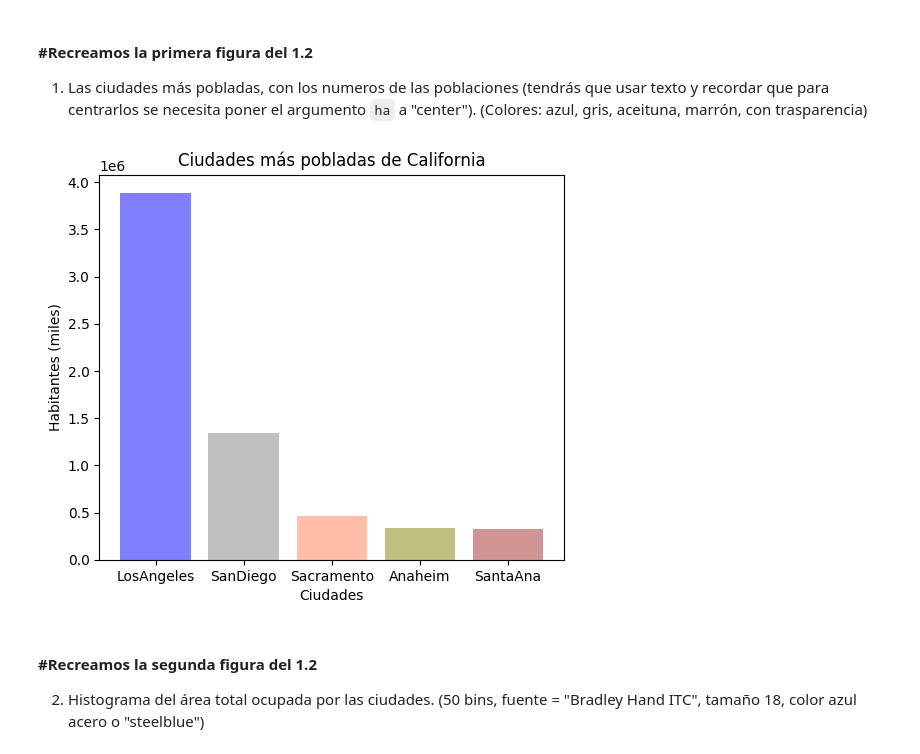
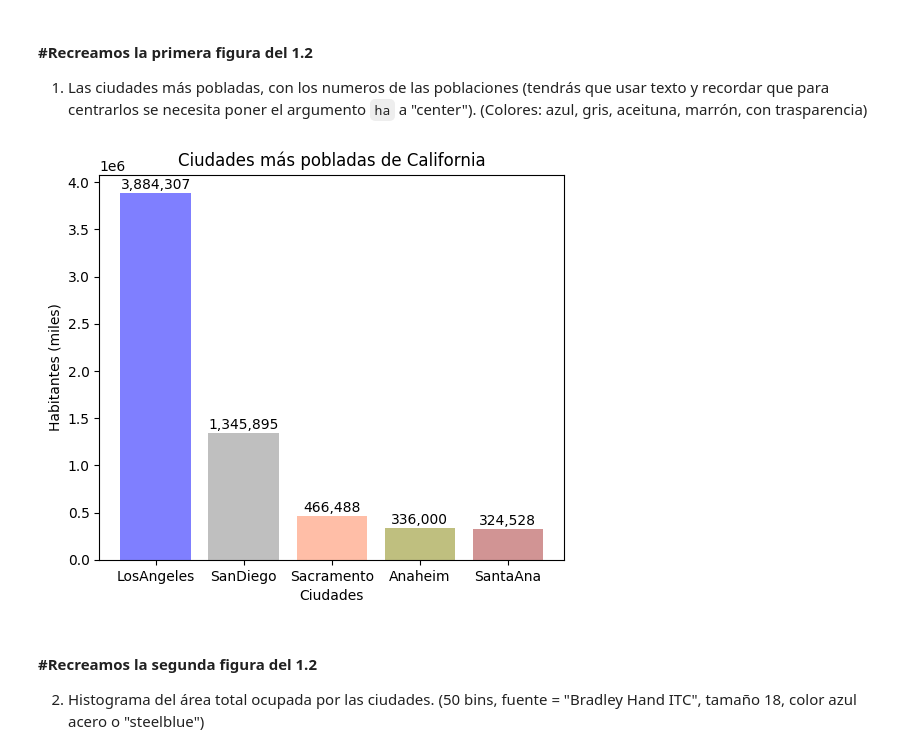
Before and after one commit to juanfcia/ds-bootcamp-juanfcia, a Jupyter notebook: 03_Data_Analysis/Sprint_08/Unidad_01_Visualizacion_Basica_Matplotlib/03_Practica_Obligatoria/18_Practica_Obligatoria_Visualizacion_Basica.ipynb, the cells around one changed output. Saved outputs shown, nothing was run; the diff lists cells and outputs as text; code cells hidden in the pictures.

```diff
--- a/03_Data_Analysis/Sprint_08/Unidad_01_Visualizacion_Basica_Matplotlib/03_Practica_Obligatoria/18_Practica_Obligatoria_Visualizacion_Basica.ipynb
+++ b/03_Data_Analysis/Sprint_08/Unidad_01_Visualizacion_Basica_Matplotlib/03_Practica_Obligatoria/18_Practica_Obligatoria_Visualizacion_Basica.ipynb
@@ -137,16 +137,24 @@ Las figuras son:
 # %%
 # Ordenamos el dataFrame por población descendente y seleccionamos las 5 primeras filas
 df_top_pob = df_cities.sort_values(by="population_total", ascending=False).head(5)
 
 # Extraemos los nombres de las ciudades y sus poblaciones
 ciudades = df_top_pob["city"].to_list()
 frecuencias = df_top_pob["population_total"].to_list()
 
 fig,ax = plt.subplots(figsize = (6,5))
-ax.bar(ciudades, frecuencias, color = ["blue","grey","coral","olive", "brown"], alpha = 0.5)
+bars = ax.bar(ciudades, frecuencias, color = ["blue","grey","coral","olive", "brown"], alpha = 0.5)
 
 ax.set_title("Ciudades más pobladas de California")
 ax.set_xlabel("Ciudades")
-ax.set_ylabel("Habitantes (miles)");
+ax.set_ylabel("Habitantes (miles)")
+
+# DISCLAIMER: Esta parte la busqué con ayuda de la IA --> no sabía hacerlo.
+
+for bar in bars:
+    height = bar.get_height()
+    ax.text(bar.get_x() + bar.get_width()/2., height + 10000, # Posición X, Y y ligero offset
+            '{:,.0f}'.format(height), # Texto a mostrar
+            ha='center', va='bottom', fontsize=10); # Alineación y tamaño;
 # %% [output]
-[figure, old version]
+[figure, new version]
```
Also changed, not shown: parts of 3 cells of this notebook, 1 other file.
